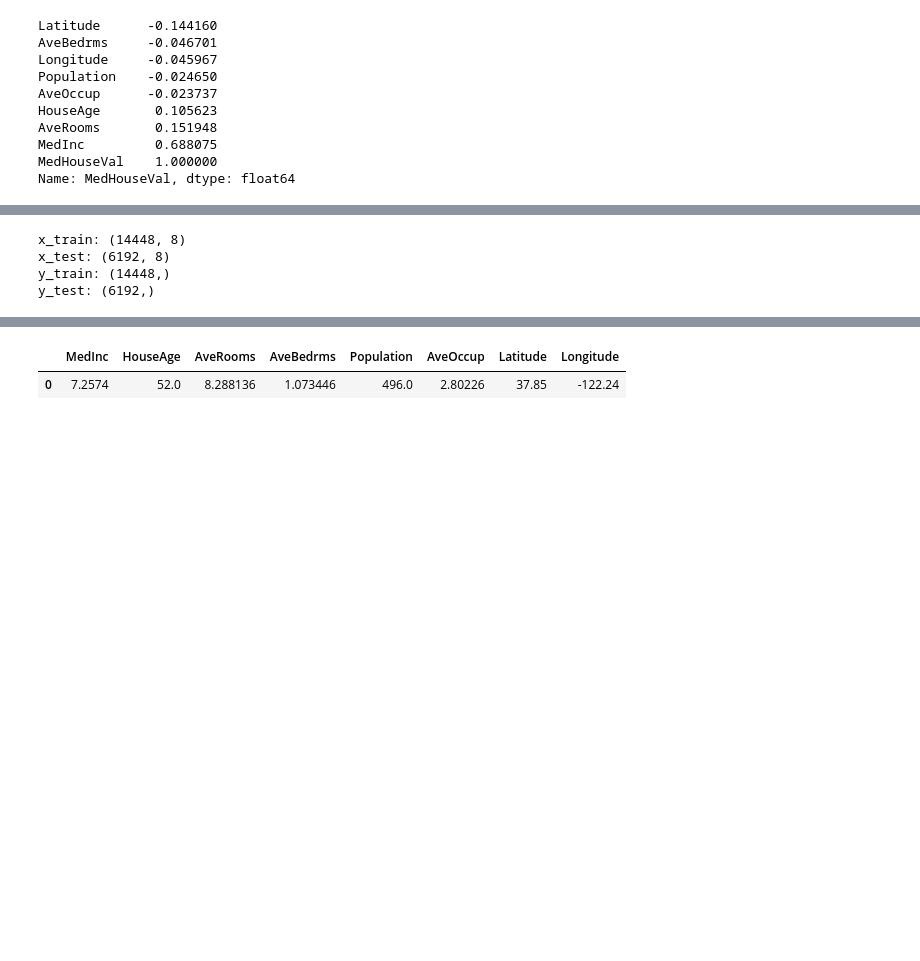
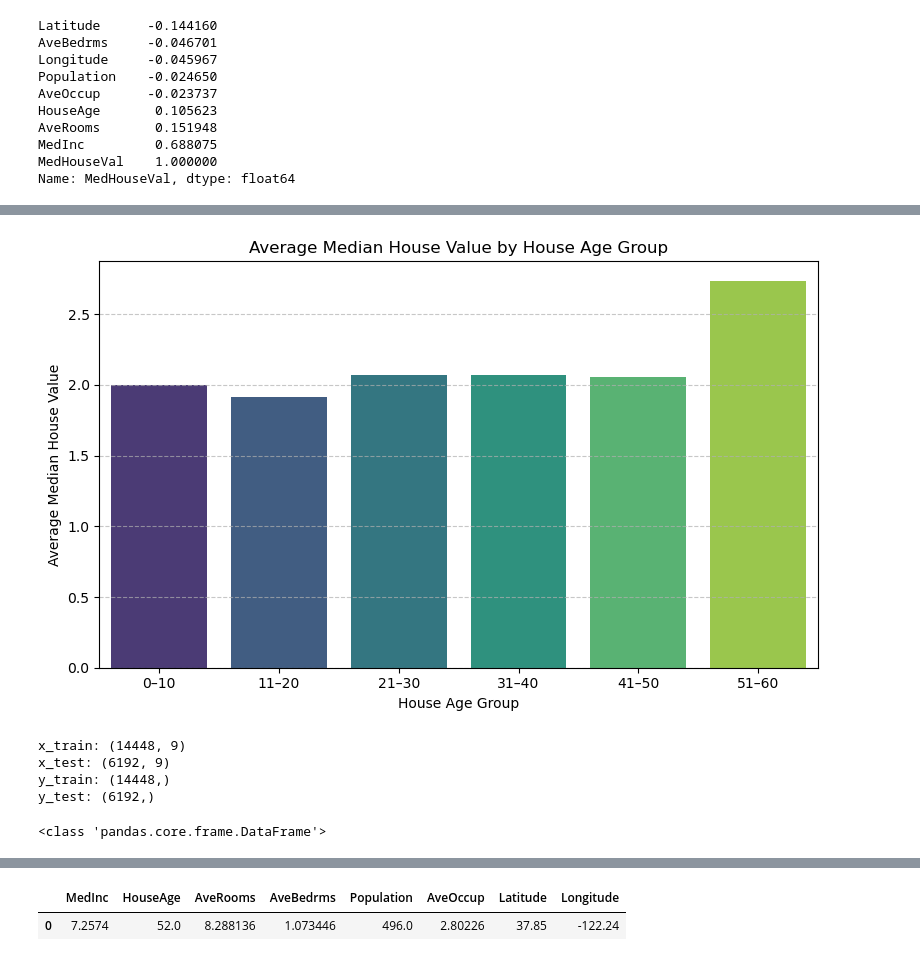
Before and after one commit to mutheeEverlyn/house-price-prediction, a Jupyter notebook: House Prediction Prices.ipynb, the cells around one changed output, grey strips where cells are left out. Drawn from its saved outputs; the diff is of its cells as text; code cells hidden in the pictures; blank space fills up the shorter version.

```diff
--- a/House Prediction Prices.ipynb
+++ b/House Prediction Prices.ipynb
@@ -162,3 +182,34 @@ sns.scatterplot(x=df['AveRooms'],y=df['MedHouseVal'])
+# %%
+
+# Bin HouseAge into categories
+df['HouseAgeGroup'] = pd.cut(
+    df['HouseAge'],
+    bins=[0, 10, 20, 30, 40, 50, 60],
+    labels=['0–10', '11–20', '21–30', '31–40', '41–50', '51–60']
+)
+
+# Group by age group
+avg_val_by_age = df.groupby('HouseAgeGroup', observed=True)['MedHouseVal'].mean().reset_index()
+
+# Plot bar chart (suppress future warning)
+plt.figure(figsize=(8, 5))
+sns.barplot(
+    x='HouseAgeGroup',
+    y='MedHouseVal',
+    data=avg_val_by_age,
+    hue='HouseAgeGroup',
+    palette='viridis',
+    legend=False
+)
+
+plt.title('Average Median House Value by House Age Group')
+plt.xlabel('House Age Group')
+plt.ylabel('Average Median House Value')
+plt.tight_layout()
+plt.grid(axis='y', linestyle='--', alpha=0.7)
+plt.show()
+# %% [output]
+[figure, added]
 # %%
 #splitting data
 x=df.drop('MedHouseVal',axis=1)
@@ -171,8 +222,12 @@ print("x_test:",x_test.shape)
 print("y_train:",y_train.shape)
 print("y_test:",y_test.shape)
 # %% [output]
-x_train: (14448, 8)
-x_test: (6192, 8)
+x_train: (14448, 9)
+x_test: (6192, 9)
 y_train: (14448,)
 y_test: (6192,)
+# %%
+print(type(x_train))
+# %% [output]
+<class 'pandas.core.frame.DataFrame'>
 # %%
```
Also changed, not shown: parts of 14 cells of this notebook, 1 other file.
